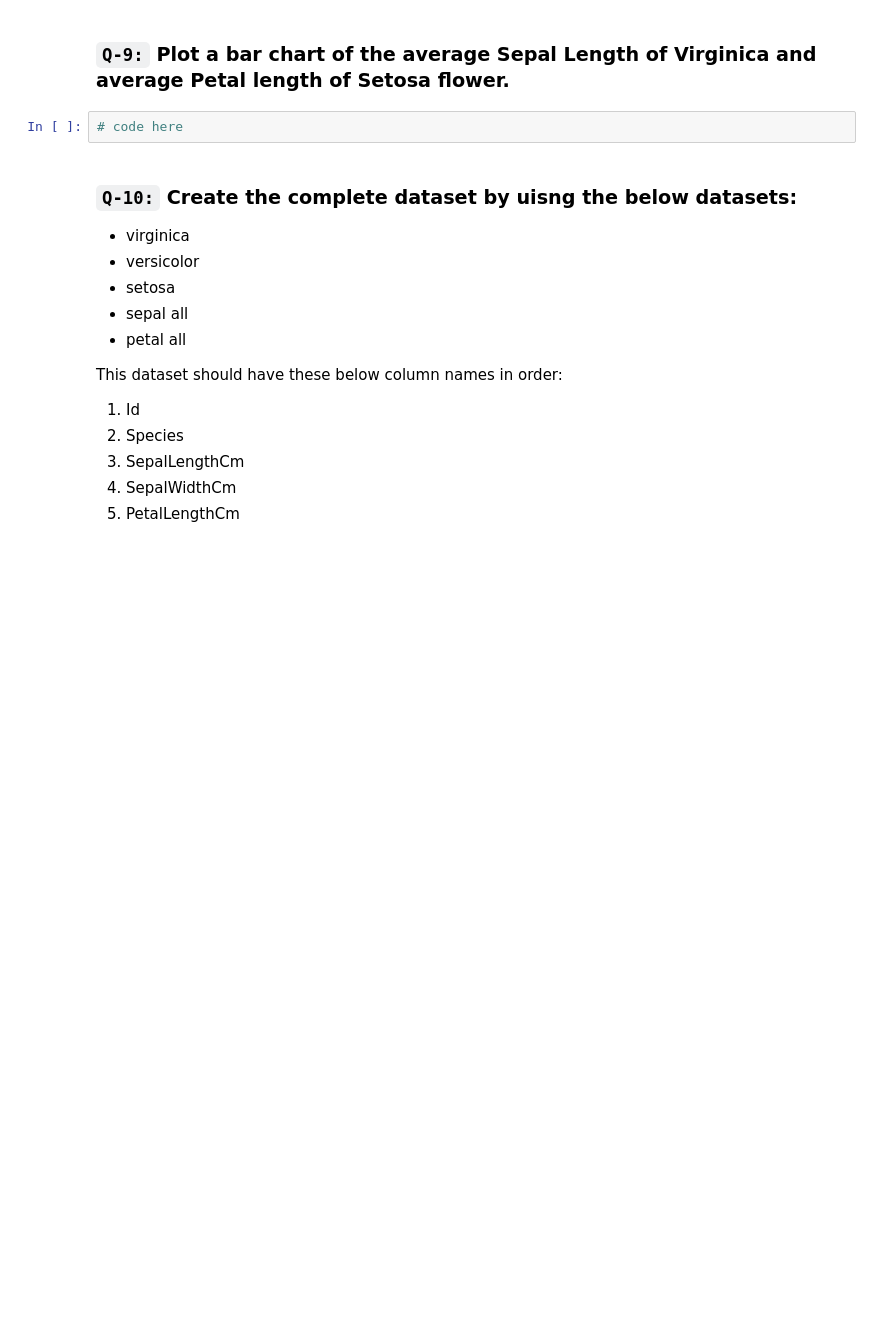
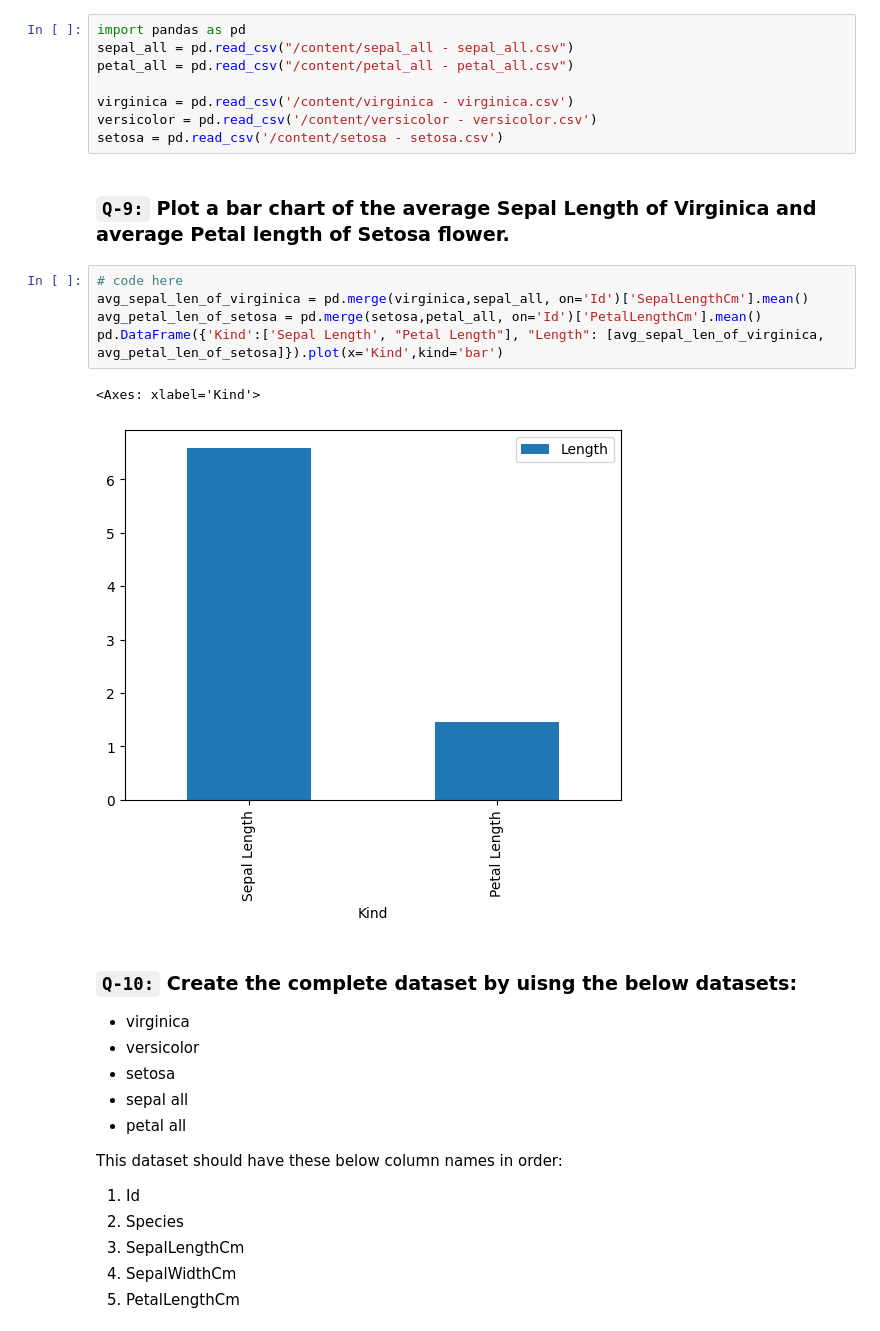
Before and after one commit to aka-ish/Machine-Learning-Notes, a Jupyter notebook: session_20_task.ipynb, the cells around one changed output. Saved outputs shown, nothing was run; the diff lists cells and outputs as text; blank space fills up the shorter version.

```diff
--- a/session_20_task.ipynb
+++ b/session_20_task.ipynb
@@ -194,7 +312,21 @@ setosa = pd.read_csv("https://docs.google.com/spreadsheets/d/e/2PACX-1vSjqJpdgy2
+# %%
+import pandas as pd
+sepal_all = pd.read_csv("/content/sepal_all - sepal_all.csv")
+petal_all = pd.read_csv("/content/petal_all - petal_all.csv")
+
+virginica = pd.read_csv('/content/virginica - virginica.csv')
+versicolor = pd.read_csv('/content/versicolor - versicolor.csv')
+setosa = pd.read_csv('/content/setosa - setosa.csv')
 # %% [markdown]
 ### `Q-9:` Plot a bar chart of the average Sepal Length  of Virginica and average Petal length of Setosa flower.
-# %%
-# code here
+# %%
+# code here
+avg_sepal_len_of_virginica = pd.merge(virginica,sepal_all, on='Id')['SepalLengthCm'].mean()
+avg_petal_len_of_setosa = pd.merge(setosa,petal_all, on='Id')['PetalLengthCm'].mean()
+pd.DataFrame({'Kind':['Sepal Length', "Petal Length"], "Length": [avg_sepal_len_of_virginica, avg_petal_len_of_setosa]}).plot(x='Kind',kind='bar')
+# %% [output]
+<Axes: xlabel='Kind'>
+[figure, added]
 # %% [markdown]
 ### `Q-10:` Create the complete dataset by uisng the below datasets:
 - virginica
```
Also changed, not shown: parts of 12 cells of this notebook.
